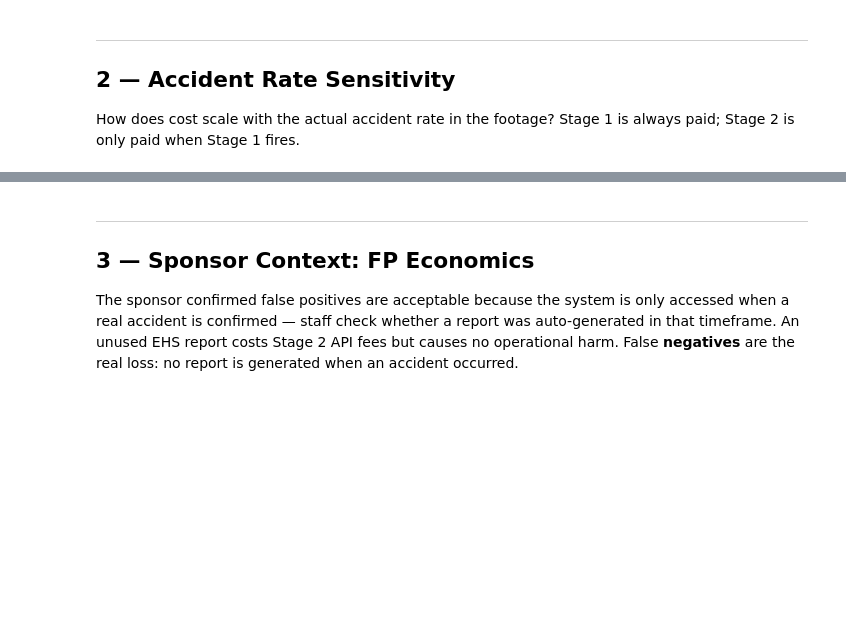
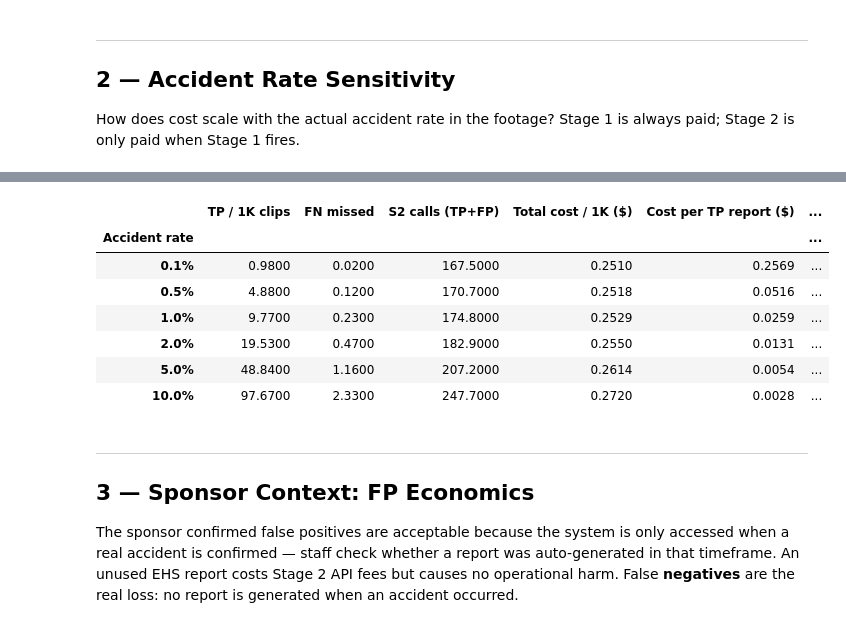
Before and after one commit to sgromk/zero-shot-EHS, a Jupyter notebook: notebooks/cost_analysis.ipynb, the cells around one changed output, grey strips where cells are left out. Drawn from its saved outputs; the diff is of its cells as text; code cells hidden in the pictures; blank space fills up the shorter version.

Commit message:
Cost, EHS report quality, and trainable model diagnostic analyses

```diff
--- a/notebooks/cost_analysis.ipynb
+++ b/notebooks/cost_analysis.ipynb
@@ -108,53 +119,58 @@ print(df_pricing.to_string())
 How does cost scale with the actual accident rate in the footage?
 Stage 1 is always paid; Stage 2 is only paid when Stage 1 fires.
 # %%
-# Best config from ablation: flash/flash, n_votes=3
-# binary_precision=0.952 → 95.2% of Stage 2 calls are true positives
-# binary_recall=0.930    → 7% of real accidents are missed
+# ── G_005 (recommended config) — Phase 3 measured numbers ─────────────────────
+# high_recall Stage 1 + structured Stage 2, n_votes=3, flash/flash
+# Confusion matrix from 73 clips (43 accident, 30 non-accident):
+#   TP=42  FP=5  TN=25  FN=1
+N_ACC_TEST, N_NEG_TEST = 43, 30
+TP_TEST, FP_TEST = 42, 5
 
-S1_MODEL       = "gemini-2.5-flash"
-S2_MODEL       = "gemini-2.5-flash"
-N_VOTES        = 3
-BINARY_PREC    = 0.952   # precision of Stage 1 gate
-BINARY_RECALL  = 0.930   # recall of Stage 1 gate
+S1_MODEL      = "gemini-2.5-flash"
+S2_MODEL      = "gemini-2.5-flash"
+N_VOTES       = 3
+BINARY_RECALL = TP_TEST / N_ACC_TEST          # 0.9767
+BINARY_PREC   = TP_TEST / (TP_TEST + FP_TEST) # 0.8936
+FPR_MEASURED  = FP_TEST / N_NEG_TEST          # 0.1667  ← safety-video negatives (conservative)
 
-S1_PER_CLIP    = N_VOTES * stage1_cost_per_call(S1_MODEL)
-S2_PER_CALL    = stage2_cost_per_call(S2_MODEL)
+S1_PER_CLIP   = N_VOTES * stage1_cost_per_call(S1_MODEL)
+S2_PER_CALL   = stage2_cost_per_call(S2_MODEL)
+
+print(f"G_005 measured: recall={BINARY_RECALL:.4f}  precision={BINARY_PREC:.4f}  FPR={FPR_MEASURED:.4f}")
+print(f"S1 cost/clip = ${S1_PER_CLIP:.6f}  S2 cost/call = ${S2_PER_CALL:.6f}")
+print()
+print("NOTE: FPR=16.7% is conservative — measured on challenging safety-video negatives.")
+print("Real data centre footage (mundane activity) will have a substantially lower FPR.")
+print()
 
 ACCIDENT_RATES = [0.001, 0.005, 0.01, 0.02, 0.05, 0.10]
-
 rows = []
 for ar in ACCIDENT_RATES:
-    # Expected Stage 1 positives per 1000 clips
-    #   True accidents:  1000 * ar
-    #   Stage 2 calls:   TPs + FPs
-    #   precision = TP/(TP+FP)  →  FP = TP * (1/prec - 1)
-    n_clips     = 1000
-    n_accidents = n_clips * ar
-    n_tp        = n_accidents * BINARY_RECALL          # correctly detected
-    n_fp        = n_tp * (1 / BINARY_PREC - 1)        # false positives reaching Stage 2
-    n_fn        = n_accidents * (1 - BINARY_RECALL)   # missed accidents
-    n_s2_calls  = n_tp + n_fp                         # total Stage 2 invocations
+    n_clips   = 1000
+    n_acc     = n_clips * ar
+    n_neg     = n_clips * (1 - ar)
+    n_tp      = n_acc * BINARY_RECALL
+    n_fp      = n_neg * FPR_MEASURED   # measured FPR approach (conservative)
+    n_fn      = n_acc * (1 - BINARY_RECALL)
+    n_s2      = n_tp + n_fp
 
-    s1_total    = n_clips * S1_PER_CLIP
-    s2_total    = n_s2_calls * S2_PER_CALL
-    total_cost  = s1_total + s2_total
-
-    cost_per_tp = (total_cost / n_tp) if n_tp > 0 else float("inf")
-    fp_overhead = (n_fp / n_s2_calls * 100) if n_s2_calls > 0 else 0
+    total     = n_clips * S1_PER_CLIP + n_s2 * S2_PER_CALL
+    cost_tp   = total / n_tp if n_tp > 0 else float("inf")
+    s1_share  = n_clips * S1_PER_CLIP / total * 100
 
     rows.append({
-        "Accident rate":       f"{ar:.1%}",
-        "Accidents / 1K clips": round(n_accidents, 1),
-        "Stage 2 calls / 1K":  round(n_s2_calls, 1),
-        "FP Stage 2 calls":    round(n_fp, 2),
-        "FP overhead %":        round(fp_overhead, 1),
-        "Total cost / 1K clips": round(total_cost, 4),
-        "Cost per TP report ($)": round(cost_per_tp, 4),
-        "Missed accidents (FN)": round(n_fn, 2),
+        "Accident rate":          f"{ar:.1%}",
+        "TP / 1K clips":          round(n_tp, 2),
+        "FN missed":              round(n_fn, 2),
+        "S2 calls (TP+FP)":       round(n_s2, 1),
+        "Total cost / 1K ($)":    round(total, 4),
+        "Cost per TP report ($)": round(cost_tp, 4),
+        "Stage 1 share":          f"{s1_share:.0f}%",
     })
 
 df_sens = pd.DataFrame(rows).set_index("Accident rate")
-pd.set_option('display.float_format', '{:.4f}'.format)
-print("Sensitivity Table — Flash/Flash (n_votes=3), per 1,000 clips\n")
-print(df_sens.to_string())
+pd.set_option("display.float_format", "{:.4f}".format)
+print("Sensitivity Table — G_005 Flash/Flash (n_votes=3), per 1,000 clips")
+print("FP modelled via measured FPR=16.7% (conservative upper bound)\n")
+display(df_sens)
+# %% [output]
@@ -161,3 +185,11 @@ print(df_sens.to_string())
+|  | TP / 1K clips | FN missed | S2 calls (TP+FP) | Total cost / 1K ($) | Cost per TP report ($) | ... |
+| Accident rate |  |  |  |  |  | ... |
+| 0.1% | 0.9800 | 0.0200 | 167.5000 | 0.2510 | 0.2569 | ... |
+| 0.5% | 4.8800 | 0.1200 | 170.7000 | 0.2518 | 0.0516 | ... |
+| 1.0% | 9.7700 | 0.2300 | 174.8000 | 0.2529 | 0.0259 | ... |
+| 2.0% | 19.5300 | 0.4700 | 182.9000 | 0.2550 | 0.0131 | ... |
+| 5.0% | 48.8400 | 1.1600 | 207.2000 | 0.2614 | 0.0054 | ... |
+| 10.0% | 97.6700 | 2.3300 | 247.7000 | 0.2720 | 0.0028 | ... |
 # %% [markdown]
 ---
 ## 3 — Sponsor Context: FP Economics
```
Also changed, not shown: parts of 14 cells of this notebook, 20 other files.
